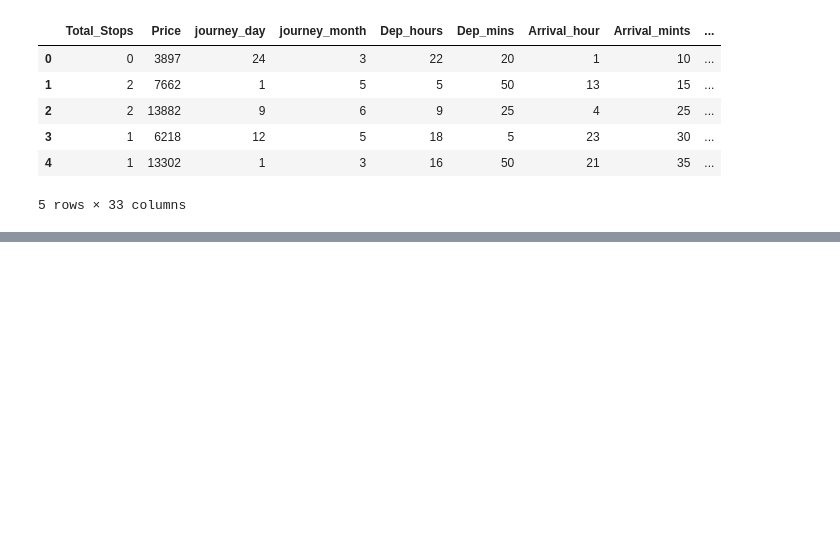
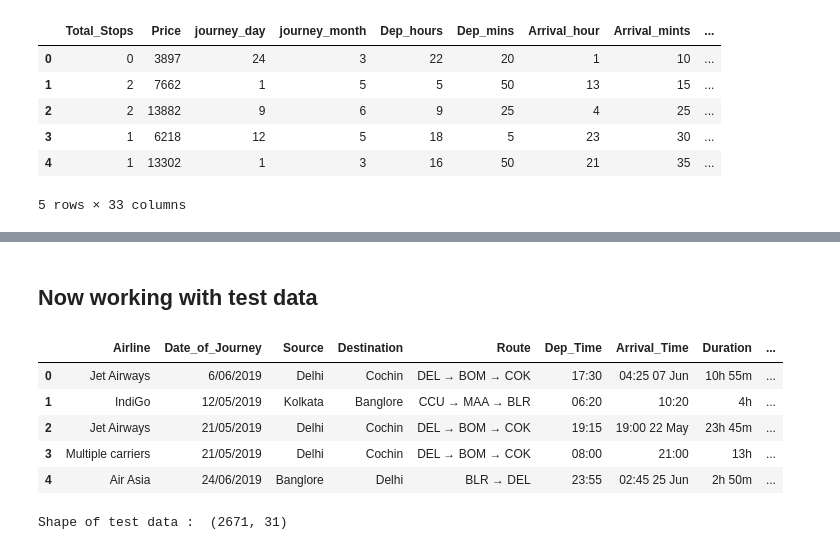
Before and after one commit to DanialAslam04/FlightFarePredicion-, a Jupyter notebook: FlightFarePred.ipynb, the cells around one changed output, grey strips where cells are left out. Cells and saved outputs as stored; diff of their text form; code cells hidden in the pictures; blank space fills up the shorter version.

Commit message:
worked on test data

```diff
--- a/FlightFarePred.ipynb
+++ b/FlightFarePred.ipynb
@@ -312,0 +353,71 @@ df.head()
+# %% [markdown]
+## Now working with test data
+# %%
+test_data=pd.read_excel("Test_set.xlsx")
+# %%
+test_data.head()
+# %% [output]
+|  | Airline | Date_of_Journey | Source | Destination | Route | Dep_Time | Arrival_Time | Duration | ... |
+| 0 | Jet Airways | 6/06/2019 | Delhi | Cochin | DEL → BOM → COK | 17:30 | 04:25 07 Jun | 10h 55m | ... |
+| 1 | IndiGo | 12/05/2019 | Kolkata | Banglore | CCU → MAA → BLR | 06:20 | 10:20 | 4h | ... |
+| 2 | Jet Airways | 21/05/2019 | Delhi | Cochin | DEL → BOM → COK | 19:15 | 19:00 22 May | 23h 45m | ... |
+| 3 | Multiple carriers | 21/05/2019 | Delhi | Cochin | DEL → BOM → COK | 08:00 | 21:00 | 13h | ... |
+| 4 | Air Asia | 24/06/2019 | Banglore | Delhi | BLR → DEL | 23:55 | 02:45 25 Jun | 2h 50m | ... |
+# %%
+# Date_of_Journey
+test_data["Journey_day"] = pd.to_datetime(test_data.Date_of_Journey, format="%d/%m/%Y").dt.day
+test_data["Journey_month"] = pd.to_datetime(test_data["Date_of_Journey"], format = "%d/%m/%Y").dt.month
+test_data.drop(["Date_of_Journey"], axis = 1, inplace = True)
+
+# Dep_Time
+test_data["Dep_hour"] = pd.to_datetime(test_data["Dep_Time"]).dt.hour
+test_data["Dep_min"] = pd.to_datetime(test_data["Dep_Time"]).dt.minute
+test_data.drop(["Dep_Time"], axis = 1, inplace = True)
+
+# Arrival_Time
+test_data["Arrival_hour"] = pd.to_datetime(test_data.Arrival_Time).dt.hour
+test_data["Arrival_min"] = pd.to_datetime(test_data.Arrival_Time).dt.minute
+test_data.drop(["Arrival_Time"], axis = 1, inplace = True)
+
+# Duration
+duration = list(test_data["Duration"])
+
+for i in range(len(duration)):
+    if len(duration[i].split()) != 2:    # Check if duration contains only hour or mins
+        if "h" in duration[i]:
+            duration[i] = duration[i].strip() + " 0m"   # Adds 0 minute
+        else:
+            duration[i] = "0h " + duration[i]           # Adds 0 hour
+
+duration_hours = []
+duration_mins = []
+for i in range(len(duration)):
+    duration_hours.append(int(duration[i].split(sep = "h")[0]))    # Extract hours from duration
+    duration_mins.append(int(duration[i].split(sep = "m")[0].split()[-1]))   # Extracts only minutes from duration
+
+# Adding Duration column to test set
+test_data["Duration_hours"] = duration_hours
+test_data["Duration_mins"] = duration_mins
+test_data.drop(["Duration"], axis = 1, inplace = True)
+
+
+# Categorical data
+
+Airline = pd.get_dummies(test_data[["Airline"]])
+
+Source = pd.get_dummies(test_data[["Source"]])
+
+Destination = pd.get_dummies(test_data[["Destination"]])
+
+test_data.drop(["Route", "Additional_Info"], axis = 1, inplace = True)
+
+test_data.replace({"non-stop": 0, "1 stop": 1, "2 stops": 2, "3 stops": 3, "4 stops": 4}, inplace = True)
+
+# Concatenate dataframe --> test_data + Airline + Source + Destination
+test_data = pd.concat([test_data, Airline, Source, Destination], axis = 1)
+
+test_data.drop(["Airline", "Source", "Destination"], axis = 1, inplace = True)
+
+print("Shape of test data : ", data_test.shape)
+# %% [output]
+Shape of test data :  (2671, 31)
```
Also changed, not shown: parts of 39 cells of this notebook.
